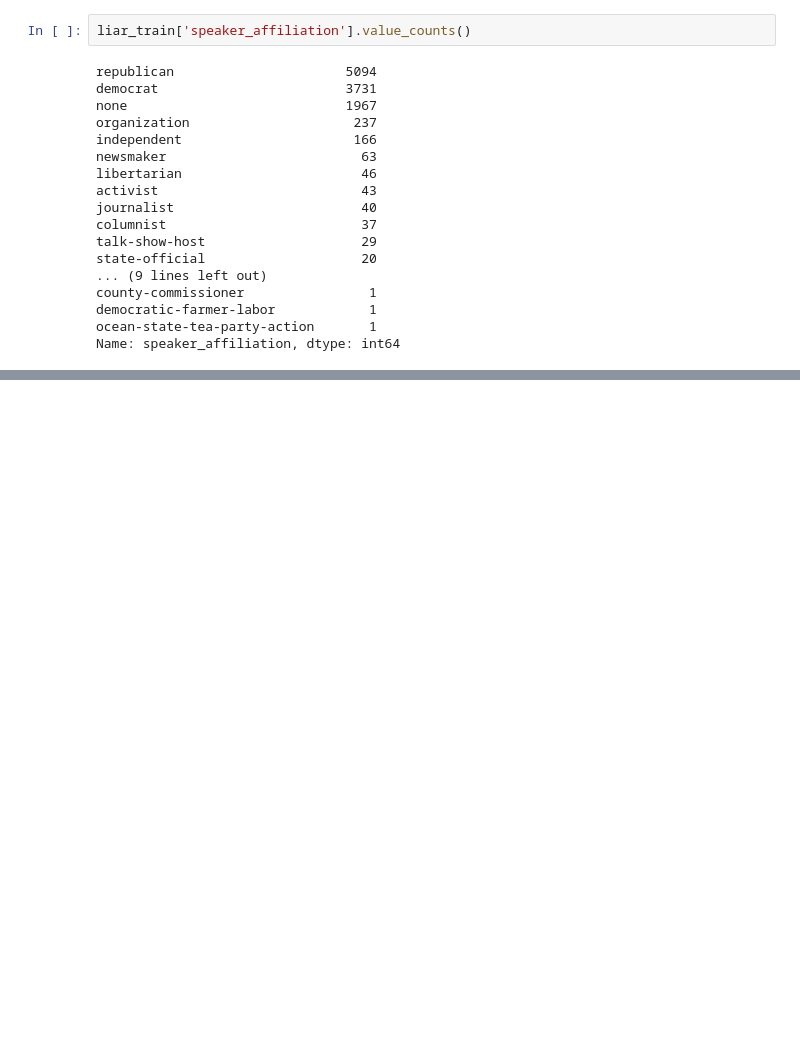
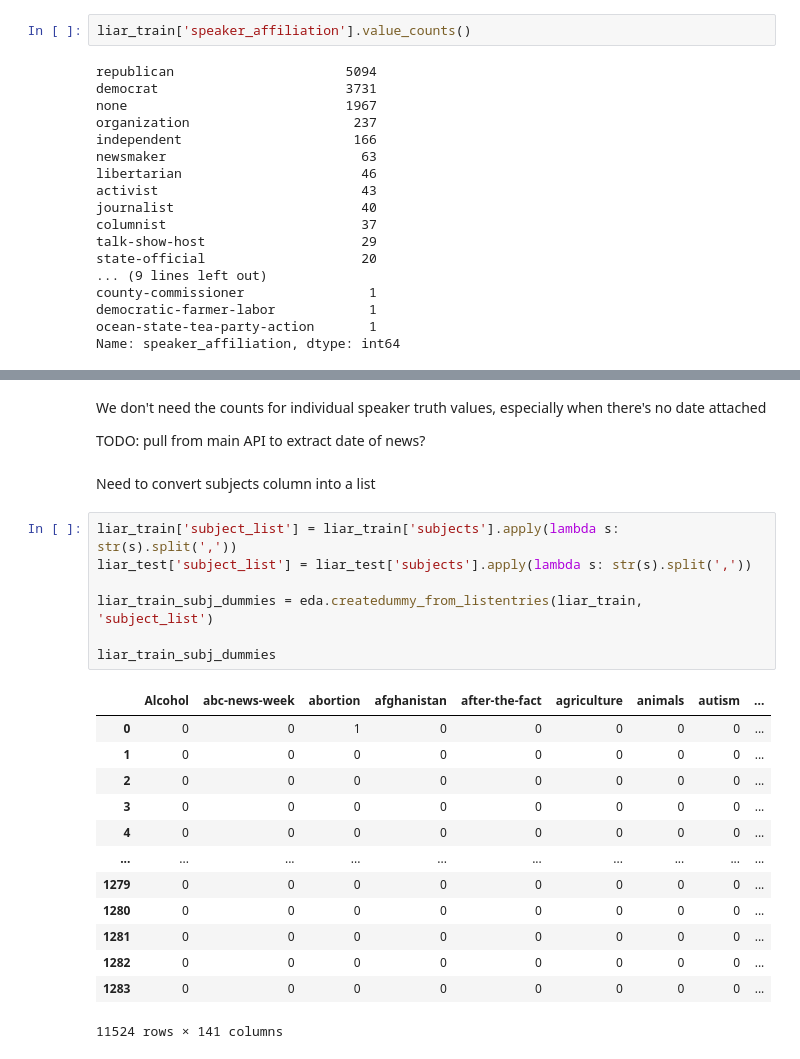
Before and after one commit to KunojiLym/metis_project_4, a Jupyter notebook: liar_eda.ipynb, the cells around one changed output, grey strips where cells are left out. Drawn from its saved outputs; the diff is of its cells as text; blank space fills up the shorter version.

```diff
--- a/liar_eda.ipynb
+++ b/liar_eda.ipynb
@@ -114,0 +182,27 @@ plt.savefig('./image/liar_affiliations_dist.png');
+# %% [markdown]
+We don't need the counts for individual speaker truth values, especially when there's no date attached
+
+TODO: pull from main API to extract date of news?
+# %% [markdown]
+Need to convert subjects column into a list
+# %%
+liar_train['subject_list'] = liar_train['subjects'].apply(lambda s: str(s).split(','))
+liar_test['subject_list'] = liar_test['subjects'].apply(lambda s: str(s).split(','))
+
+liar_train_subj_dummies = eda.createdummy_from_listentries(liar_train, 'subject_list')
+
+liar_train_subj_dummies
+# %% [output]
+|  | Alcohol | abc-news-week | abortion | afghanistan | after-the-fact | agriculture | animals | autism | ... |
+| 0 | 0 | 0 | 1 | 0 | 0 | 0 | 0 | 0 | ... |
+| 1 | 0 | 0 | 0 | 0 | 0 | 0 | 0 | 0 | ... |
+| 2 | 0 | 0 | 0 | 0 | 0 | 0 | 0 | 0 | ... |
+| 3 | 0 | 0 | 0 | 0 | 0 | 0 | 0 | 0 | ... |
+| 4 | 0 | 0 | 0 | 0 | 0 | 0 | 0 | 0 | ... |
+| ... | ... | ... | ... | ... | ... | ... | ... | ... | ... |
+| 1279 | 0 | 0 | 0 | 0 | 0 | 0 | 0 | 0 | ... |
+| 1280 | 0 | 0 | 0 | 0 | 0 | 0 | 0 | 0 | ... |
+| 1281 | 0 | 0 | 0 | 0 | 0 | 0 | 0 | 0 | ... |
+| 1282 | 0 | 0 | 0 | 0 | 0 | 0 | 0 | 0 | ... |
+| 1283 | 0 | 0 | 0 | 0 | 0 | 0 | 0 | 0 | ... |
+11524 rows × 141 columns
```
Also changed, not shown: parts of 12 cells of this notebook.
